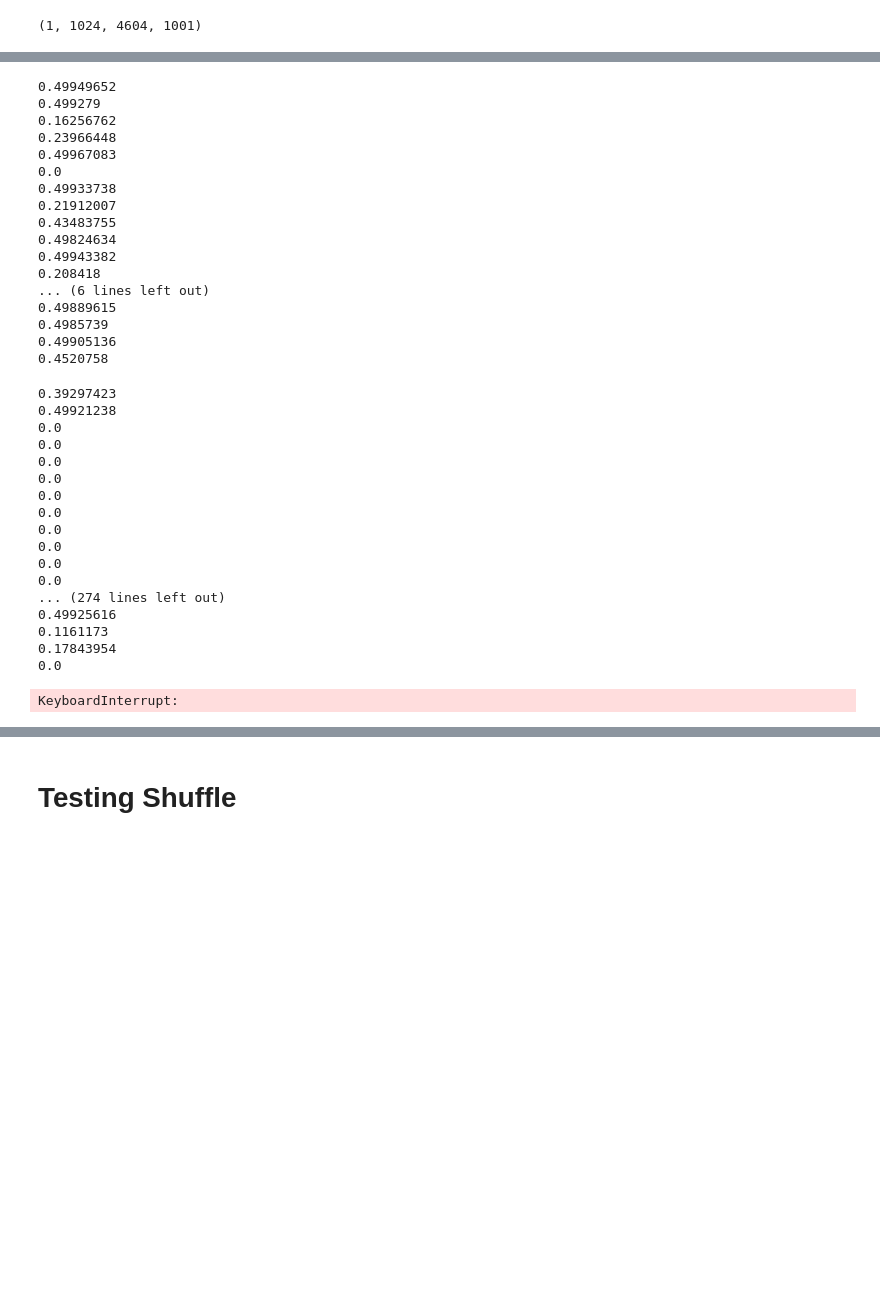
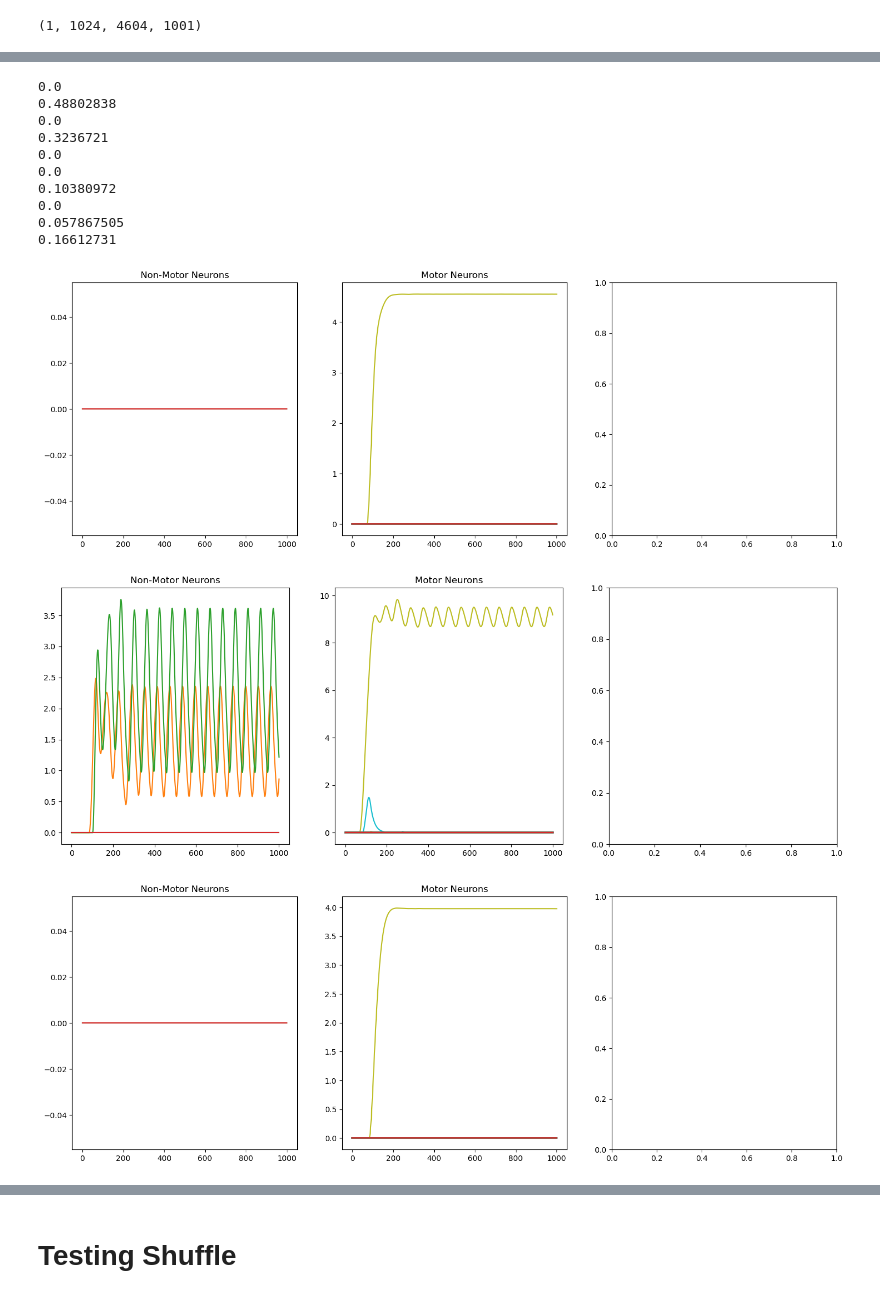
Before and after one commit to smpuglie/Pugliese_cpg_2025, a Jupyter notebook: notebooks/run_config.ipynb, the cells around one changed output, grey strips where cells are left out. Cells and saved outputs as stored; diff of their text form; code cells hidden in the pictures; blank space fills up the shorter version.

```diff
--- a/notebooks/run_config.ipynb
+++ b/notebooks/run_config.ipynb
@@ -393,68 +410,46 @@ plt.plot(results[0,n,min_circuit[n]].T)
 # %%
 check_ind = jnp.where(osc_score_all<0.5)[0]
 # for n in range(len(check_ind)):
-for n in range(10):
+for n in range(10,20):
     R = results[0][check_ind[n]]
     print(osc_score_all[check_ind[n]])
     w_table = pd.read_csv(cfg.experiment.dfPath,index_col=0)
     # 10093 = bdn2, 10707 = exc 1, 11751 = exc 2, 13905 = inh 1
     nonmns_idxs = w_table.loc[(w_table["bodyId"]==10093) | (w_table["bodyId"]==10707) | (w_table["bodyId"]==11751) | (w_table["bodyId"]==13905)].index
     mn_idxs = jnp.asarray(w_table.loc[w_table["class"]=="motor neuron"].index.values)
 
     fig, axs = plt.subplots(1,3, figsize=(18, 6))
     for i in nonmns_idxs:
         axs[0].plot(R[i])
     axs[0].set_title("Non-Motor Neurons")
     for i in mn_idxs:
         axs[1].plot(R[i])
     axs[1].set_title("Motor Neurons")
 
 
 # scores001 = []
 # for i in range(results.shape[1]):
 #     R = results[0][i]
 #     max_frs = jnp.max(R, axis=-1)
 #     active_mn_idxs = mn_idxs[max_frs[...,mn_idxs] > 0]
 #     activity = R[active_mn_idxs][..., start:]  # Adjusted to match the original code's start index
 #     score, frequency = jax.vmap(neuron_oscillation_score, in_axes=(0, None))(activity, 0.05)
 #     scores001.append(score)
 # scores001 = jnp.concatenate(scores001, axis=-1)
 # axs[2].hist(scores001, bins=50, density=True)
 # plt.savefig("/data/users/eabe/Pugliese_2025/BND2_Stim_Test/debug/run_id=Testing/sim.noise=True/figures/Example_R.png", dpi=300)
 plt.show()
 # %% [output]
-0.49949652
-0.499279
-0.16256762
-0.23966448
-0.49967083
 0.0
-0.49933738
-0.21912007
-0.43483755
-0.49824634
-0.49943382
-0.208418
-... (6 lines left out)
-0.49889615
-0.4985739
-0.49905136
-0.4520758
+0.48802838
+0.0
+0.3236721
+0.0
+0.0
+0.10380972
+0.0
+0.057867505
+0.16612731
-0.39297423
-0.49921238
-0.0
-0.0
-0.0
-0.0
-0.0
-0.0
-0.0
-0.0
-0.0
-0.0
-... (274 lines left out)
-0.49925616
-0.1161173
-0.17843954
-0.0
-KeyboardInterrupt:
+[figure, added]
+[figure, added]
+[figure, added]
```
Also changed, not shown: parts of 5 cells of this notebook, 1 other file.
